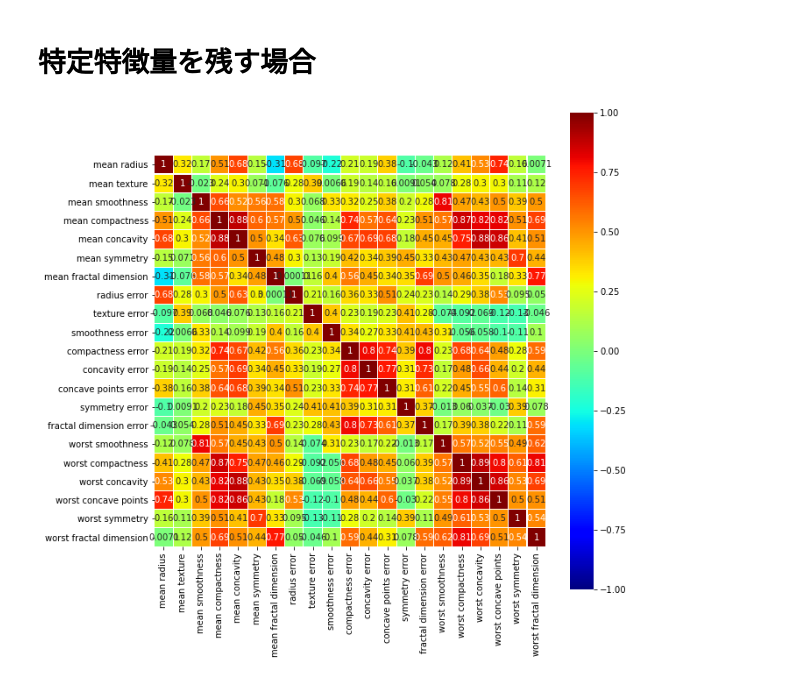
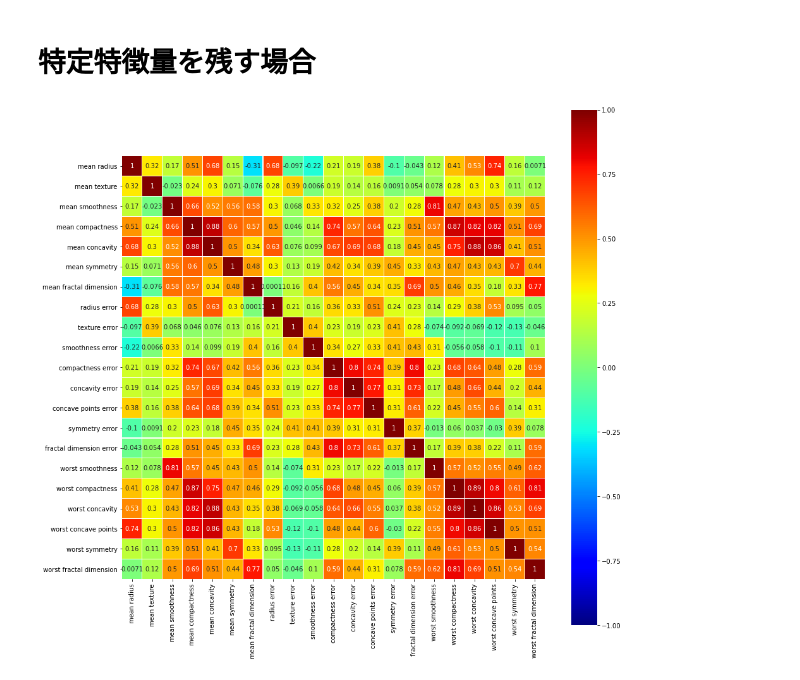
Before and after one commit to Data-Anal-Ojisan/DataAnalOji.hatena.sample, a Jupyter notebook: python_samples/blog_drop_highly_correlated_features.ipynb, the cells around one changed output. Saved outputs shown, nothing was run; the diff lists cells and outputs as text; code cells hidden in the pictures.

```diff
--- a/python_samples/blog_drop_highly_correlated_features.ipynb
+++ b/python_samples/blog_drop_highly_correlated_features.ipynb
@@ -102,23 +102,23 @@ plt.show()
 # %%
 # ドロップする列名のリストから残したい列名を外す
 list_drop.remove('worst concave points')
 
 # 特徴量の削除
 X_dropped = X.drop(list_drop, axis=1)
 
 # グラフ描画領域の作成
-plt.figure(figsize=(10, 10))
+plt.figure(figsize=(15, 15))
 
 # 相関係数のヒートマップを描画
 sns.heatmap(X_dropped.corr(),
             cmap='jet',
             square=True,
             linewidths=0.1,
             vmax=1,
             vmin=-1,
             center=0,
             annot=True)
 
 plt.show()
 # %% [output]
-[figure, old version]
+[figure, new version]
```
Also changed, not shown: parts of 2 cells of this notebook.
